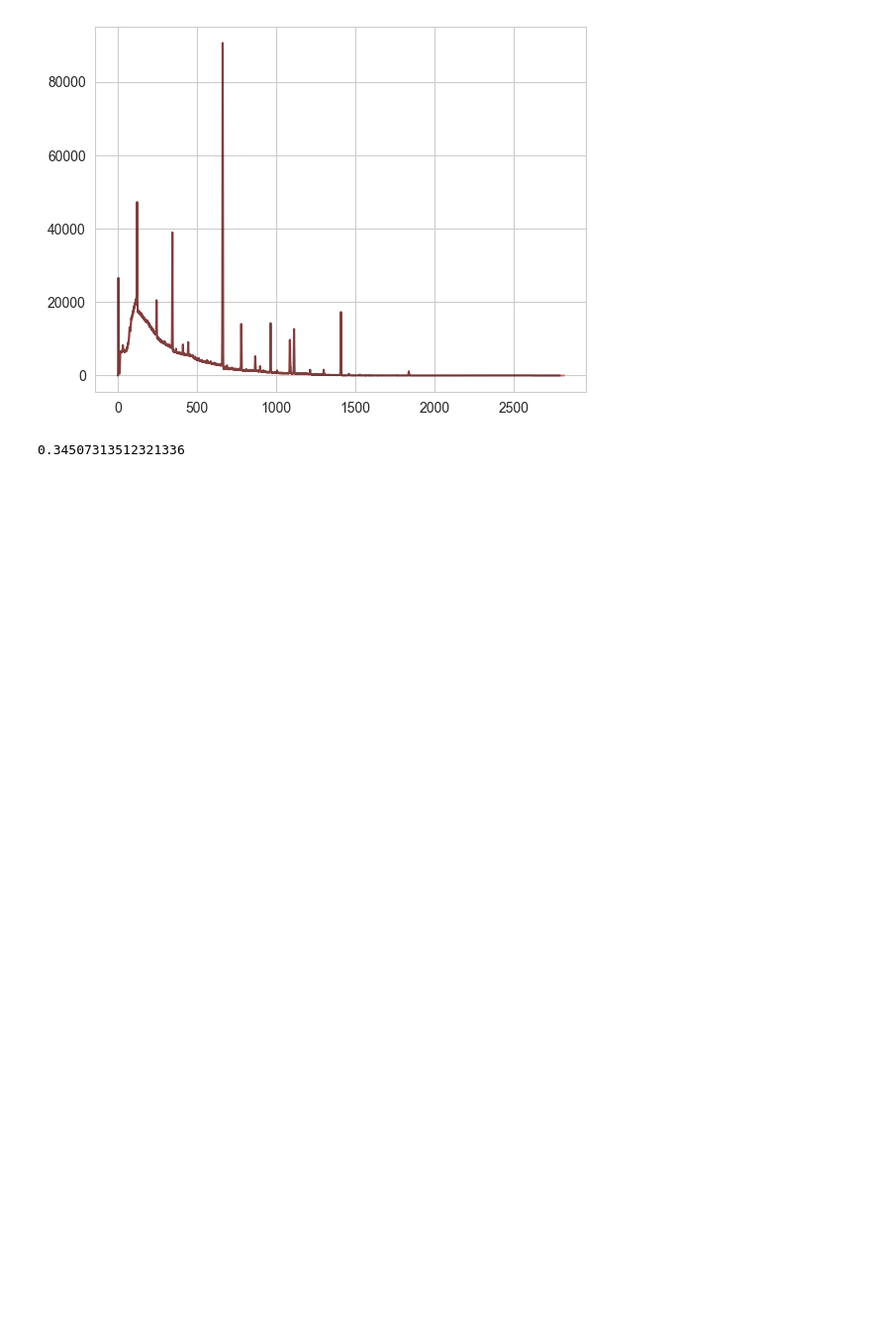
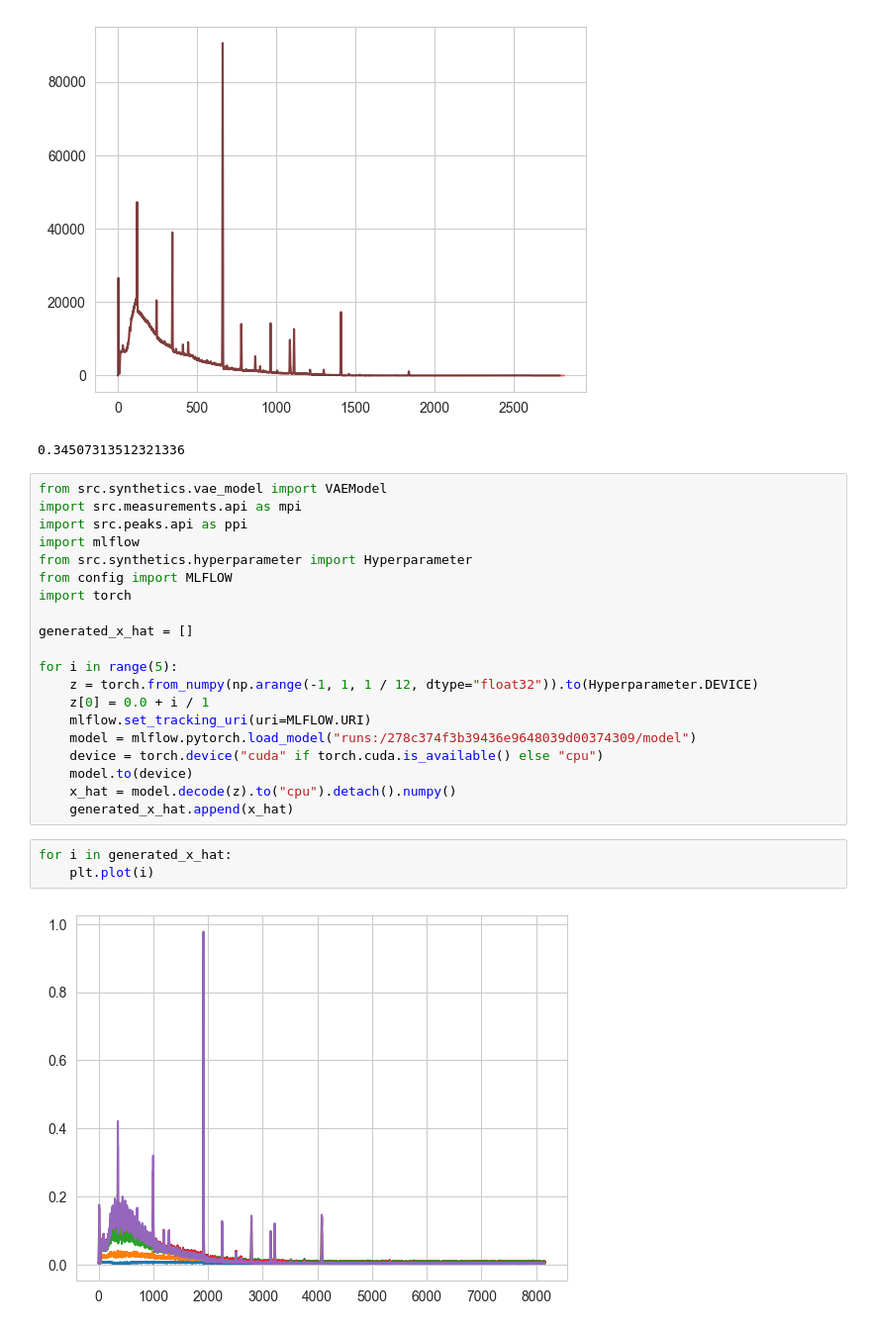
Before and after one commit to VitaliKStud/nuclide-identification, a Jupyter notebook: data_analysis.ipynb, the cells around one changed output. Shown: that part at 99% size. Saved outputs shown, nothing was run; the diff lists cells and outputs as text; blank space fills up the shorter version.

```diff
--- a/data_analysis.ipynb
+++ b/data_analysis.ipynb
@@ -241,3 +241,28 @@ print(step_size)
 # %% [output]
 [figure]
 0.34507313512321336
+# %%
+from src.synthetics.vae_model import VAEModel
+import src.measurements.api as mpi
+import src.peaks.api as ppi
+import mlflow
+from src.synthetics.hyperparameter import Hyperparameter
+from config import MLFLOW
+import torch
+
+generated_x_hat = []
+
+for i in range(5):
+    z = torch.from_numpy(np.arange(-1, 1, 1 / 12, dtype="float32")).to(Hyperparameter.DEVICE)
+    z[0] = 0.0 + i / 1
+    mlflow.set_tracking_uri(uri=MLFLOW.URI)
+    model = mlflow.pytorch.load_model("runs:/278c374f3b39436e9648039d00374309/model")
+    device = torch.device("cuda" if torch.cuda.is_available() else "cpu")
+    model.to(device)
+    x_hat = model.decode(z).to("cpu").detach().numpy()
+    generated_x_hat.append(x_hat)
+# %%
+for i in generated_x_hat:
+    plt.plot(i)
+# %% [output]
+[figure, added]
```
Also changed, not shown: parts of 4 cells of this notebook, 27 other files.
